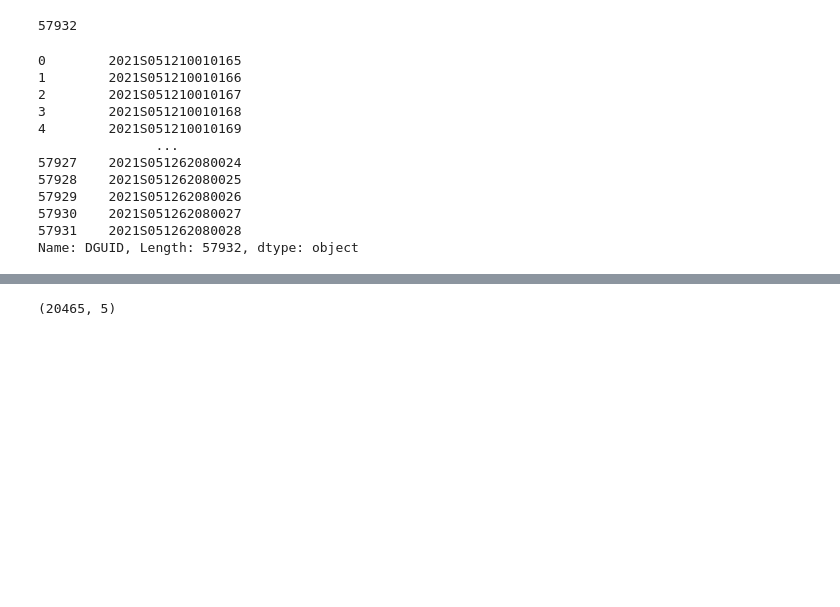
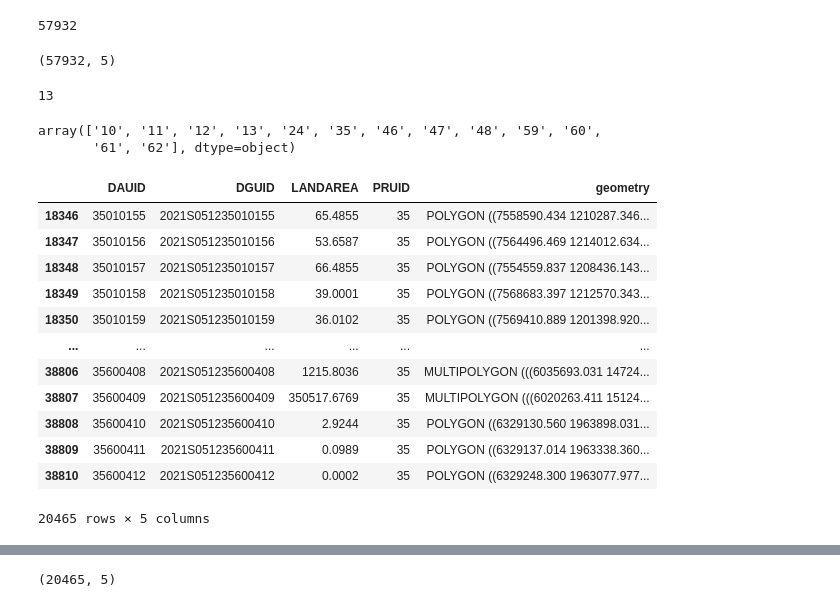
Before and after one commit to MubassirAhmed/ExploringCensusData, a Jupyter notebook: exploringCensusDataTables.ipynb, the cells around one changed output, grey strips where cells are left out. Saved outputs shown, nothing was run; the diff lists cells and outputs as text; code cells hidden in the pictures; blank space fills up the shorter version.

```diff
--- a/exploringCensusDataTables.ipynb
+++ b/exploringCensusDataTables.ipynb
@@ -640,19 +652,34 @@ shp.head()
 shp.DGUID.nunique()
 # %% [output]
 57932
+# %%
+shp.shape
+# %% [output]
+(57932, 5)
 # %%
-shp.DGUID
+shp.PRUID.nunique()
 # %% [output]
-0        2021S051210010165
-1        2021S051210010166
-2        2021S051210010167
-3        2021S051210010168
-4        2021S051210010169
-               ...
-57927    2021S051262080024
-57928    2021S051262080025
-57929    2021S051262080026
-57930    2021S051262080027
-57931    2021S051262080028
-Name: DGUID, Length: 57932, dtype: object
+13
+# %%
+shp.PRUID.unique()
+# %% [output]
+array(['10', '11', '12', '13', '24', '35', '46', '47', '48', '59', '60',
+       '61', '62'], dtype=object)
+# %%
+shpON = shp.loc[shp.PRUID == '35',:]
+shpON
+# %% [output]
+|  | DAUID | DGUID | LANDAREA | PRUID | geometry |
+| 18346 | 35010155 | 2021S051235010155 | 65.4855 | 35 | POLYGON ((7558590.434 1210287.346... |
+| 18347 | 35010156 | 2021S051235010156 | 53.6587 | 35 | POLYGON ((7564496.469 1214012.634... |
+| 18348 | 35010157 | 2021S051235010157 | 66.4855 | 35 | POLYGON ((7554559.837 1208436.143... |
+| 18349 | 35010158 | 2021S051235010158 | 39.0001 | 35 | POLYGON ((7568683.397 1212570.343... |
+| 18350 | 35010159 | 2021S051235010159 | 36.0102 | 35 | POLYGON ((7569410.889 1201398.920... |
+| ... | ... | ... | ... | ... | ... |
+| 38806 | 35600408 | 2021S051235600408 | 1215.8036 | 35 | MULTIPOLYGON (((6035693.031 14724... |
+| 38807 | 35600409 | 2021S051235600409 | 350517.6769 | 35 | MULTIPOLYGON (((6020263.411 15124... |
+| 38808 | 35600410 | 2021S051235600410 | 2.9244 | 35 | POLYGON ((6329130.560 1963898.031... |
+| 38809 | 35600411 | 2021S051235600411 | 0.0989 | 35 | POLYGON ((6329137.014 1963338.360... |
+| 38810 | 35600412 | 2021S051235600412 | 0.0002 | 35 | POLYGON ((6329248.300 1963077.977... |
+20465 rows × 5 columns
 # %%
```
Also changed, not shown: parts of 12 cells of this notebook.
